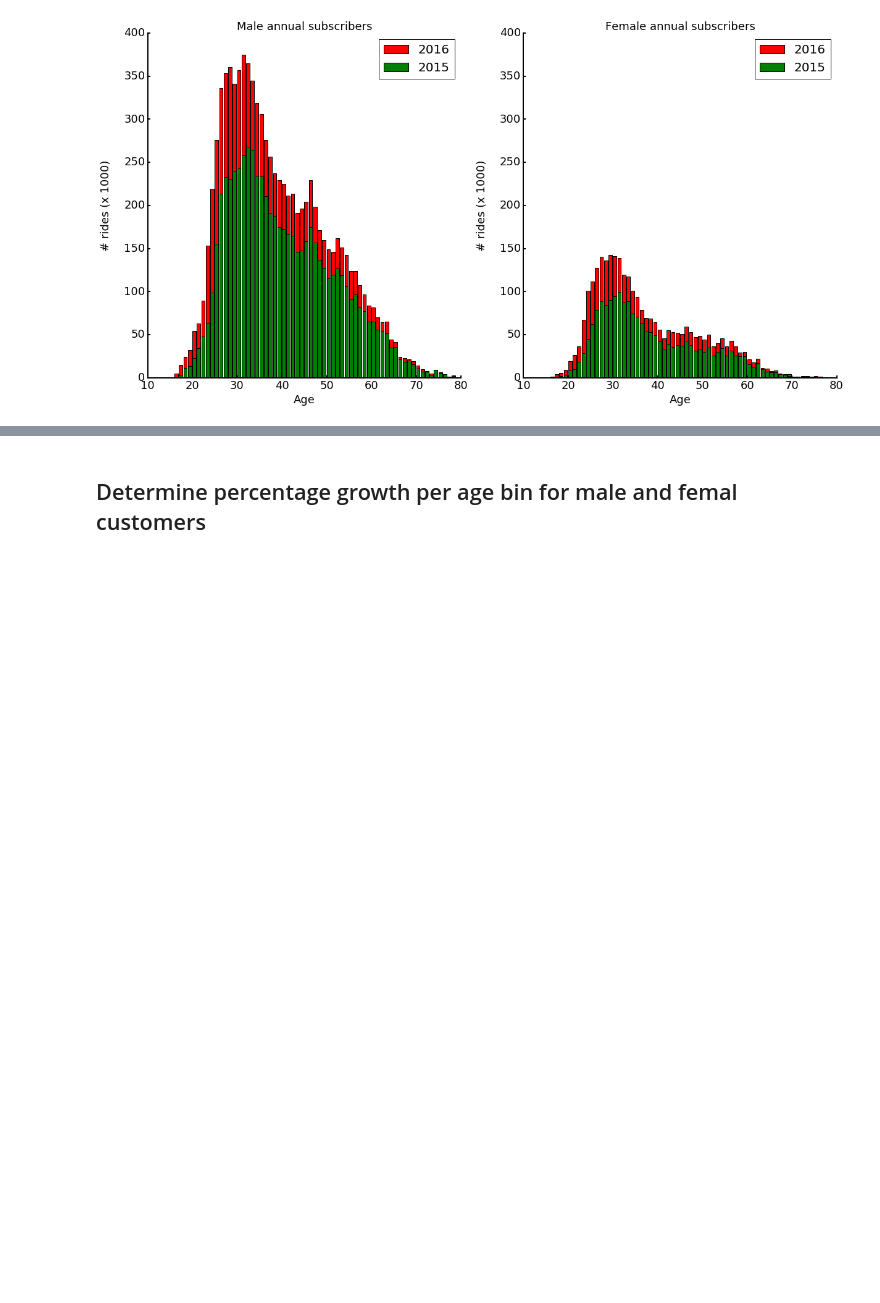
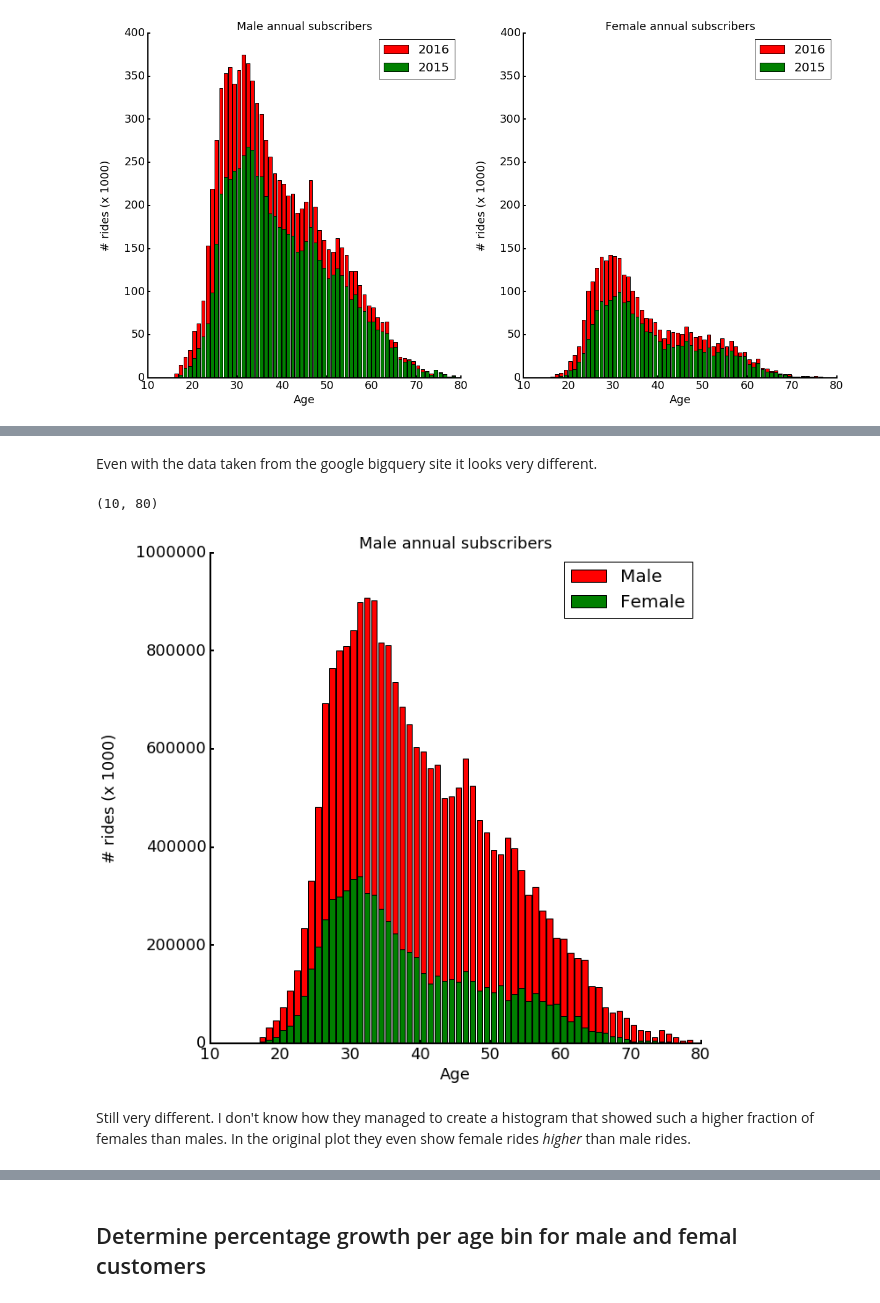
Before and after one commit to cleipski/Citibike, a Jupyter notebook: citibike_05.ipynb, the cells around one changed output, grey strips where cells are left out. Saved outputs shown, nothing was run; the diff lists cells and outputs as text; code cells hidden in the pictures; blank space fills up the shorter version.

```diff
--- a/citibike_05.ipynb
+++ b/citibike_05.ipynb
@@ -95,0 +186,2 @@ plt.savefig(os.path.join(data_dir,'plots','subscriber_demographics_2015_2016.pdf
+# %% [markdown]
+Even with the data taken from the google bigquery site it looks very different.
@@ -95,0 +191,35 @@ plt.savefig(os.path.join(data_dir,'plots','subscriber_demographics_2015_2016.pdf
+# %%
+df_tmp = pd.read_csv(os.path.join(data_dir,'gender_age_histogram_source.csv'))
+# %%
+fig, ax = plt.subplots(figsize=(10, 10))
+# Male
+age = df_tmp['age'][df_tmp['age'] < 90]
+male = df_tmp['num_males'][df_tmp['age'] < 90]
+female = df_tmp['num_females'][df_tmp['age'] < 90]
+# the width of the bars
+width = 0.8
+rects1 = ax.bar(age, male, width, color='r', label='Male')
+rects1 = ax.bar(age, female, width, color='g', label='Female')
+ax.set_title('Male annual subscribers', fontsize=18)
+ax.set_xlabel('Age', fontsize=18)
+ax.set_ylabel('# rides (x 1000)', fontsize=18, labelpad=20)
+ax.legend(prop={'size': 20})
+# Hide the right and top spines
+ax.spines['right'].set_visible(False)
+ax.spines['top'].set_visible(False)
+# Set witdh of axes spines and ticks
+ax.spines['left'].set_linewidth(2)
+ax.spines['bottom'].set_linewidth(2)
+ax.xaxis.set_tick_params(width=2)
+ax.yaxis.set_tick_params(width=2)
+# Only show ticks on the left and bottom spines
+ax.yaxis.set_ticks_position('left')
+ax.xaxis.set_ticks_position('bottom')
+ax.tick_params(labelsize=18)
+ax.set_xlim(10,80)
+#
+# %% [output]
+(10, 80)
+[figure, added]
+# %% [markdown]
+Still very different. I don't know how they managed to create a histogram that showed such a higher fraction of females than males. In the original plot they even show female rides *higher* than male rides.
```
Also changed, not shown: parts of 11 cells of this notebook.
